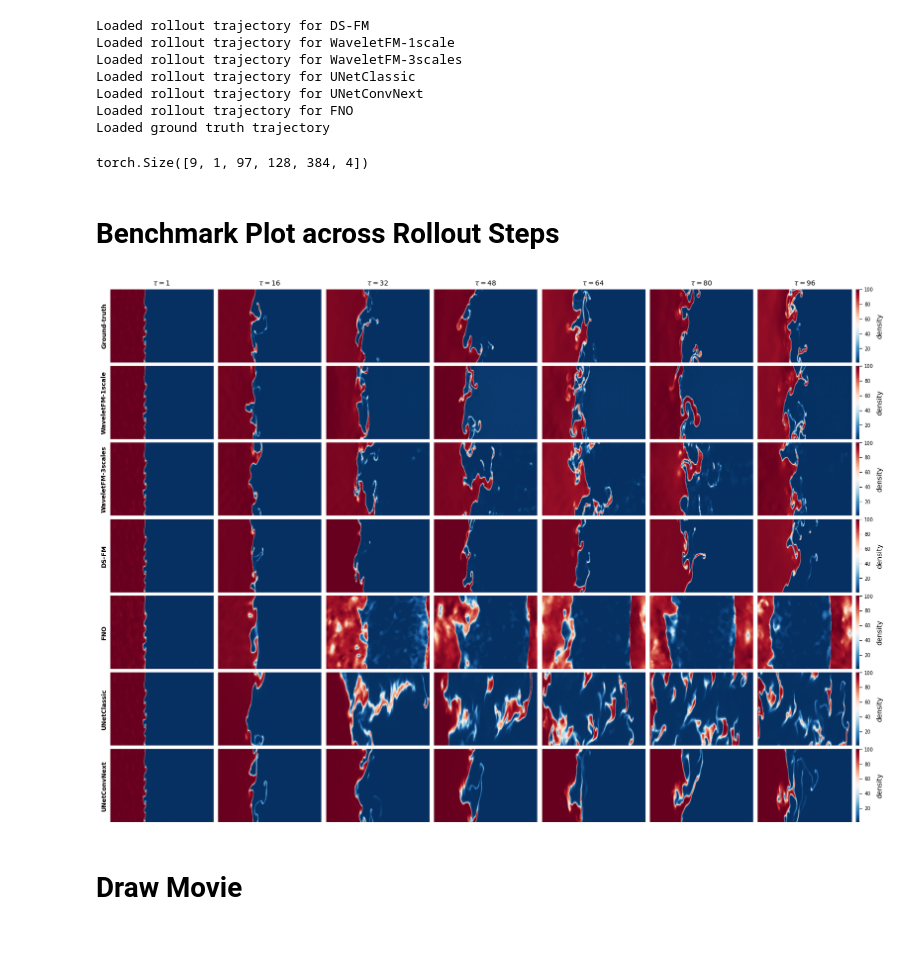
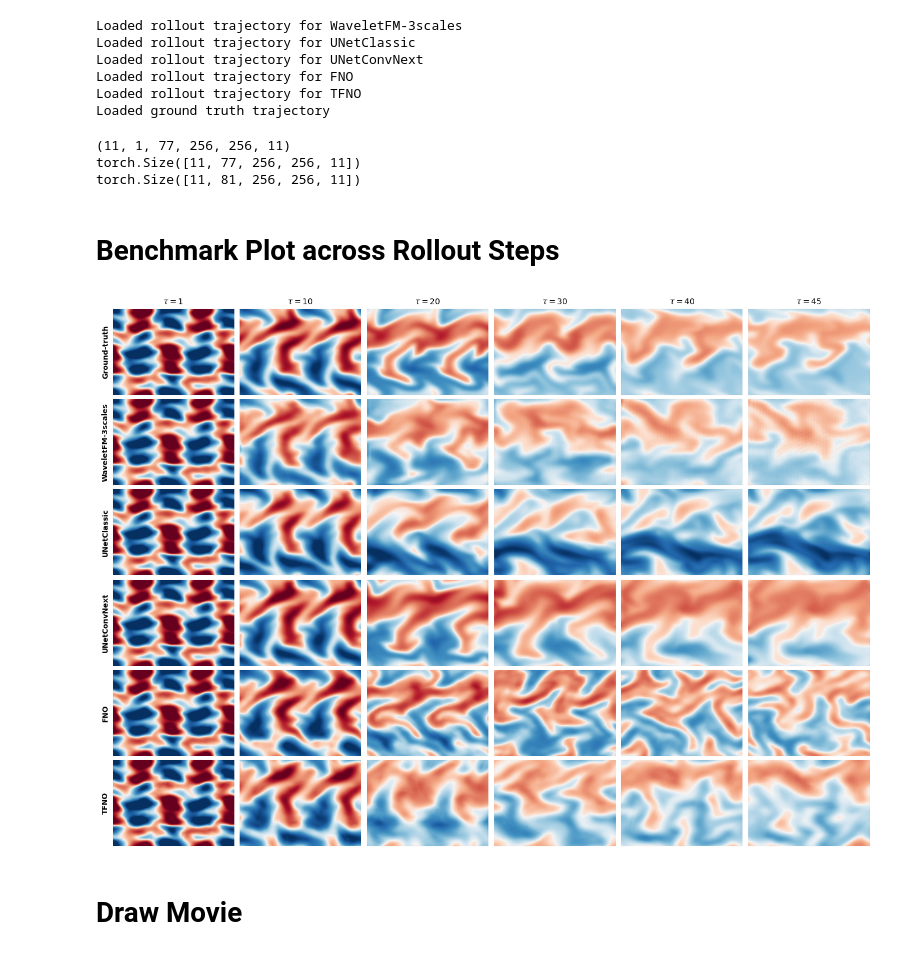
Before and after one commit to gabrieleaccarino/wavelet_flow_matching, a Jupyter notebook: notebooks/rollout_plots_and_gifs.ipynb, the cells around one changed output. Cells and saved outputs as stored; diff of their text form; code cells hidden in the pictures.

```diff
--- a/notebooks/rollout_plots_and_gifs.ipynb
+++ b/notebooks/rollout_plots_and_gifs.ipynb
@@ -18,9 +18,10 @@ from waveletflux.utils.plot import draw_movie, plot_psd, field2rgb
 from waveletflux.utils.rollout import get_gt_frame, get_pred_frame
 from waveletflux.utils.eval import build_stats_df
 
-well_dataset_name = 'turbulent_radiative_layer_2D'
+#well_dataset_name = 'turbulent_radiative_layer_2D'
 #well_dataset_name = 'rayleigh_benard'
 #well_dataset_name = 'planetswe'
+well_dataset_name = 'active_matter'
 
 RESULT_DIR = f"{PROJECT_ROOT}/experiments/{well_dataset_name}/results"
 # %%
@@ -39,20 +40,26 @@ meta_fields = dataset.metadata.field_names
 field_names = [item for sublist in meta_fields.values() for item in sublist]
 # %%
 model_paths = {
-    "DS-FM"                 : f'{RESULT_DIR}/WaveletFlow_{well_dataset_name}_data_space_v1.0_rollout_nsampling_steps20_nensemble1_traj.pkl',
-    "WaveletFM-1scale"      : f'{RESULT_DIR}/WaveletFlow_{well_dataset_name}_1scale_db2_v1.0_rollout_nsampling_steps20_nensemble1_traj.pkl',
-    "WaveletFM-3scales"      : f'{RESULT_DIR}/WaveletFlow_{well_dataset_name}_3scales_db2_v1.0_rollout_nsampling_steps20_nensemble1_traj.pkl',
-    "UNetClassic"            : f'{RESULT_DIR}/UNetClassic_{well_dataset_name}_rollout_traj.pkl',
-    "UNetConvNext"           : f'{RESULT_DIR}/UNetConvNext_{well_dataset_name}_rollout_traj.pkl',
-    "FNO"                    : f'{RESULT_DIR}/FNO_{well_dataset_name}_rollout_traj.pkl',
-    #"TFNO"                   : f'{RESULT_DIR}/TFNO_{well_dataset_name}_rollout_traj.pkl',
+    #"FM-DS"                 : f'{RESULT_DIR}/FM_data_space_v2.0_nsampling20_nens1_{well_dataset_name}_traj.pkl',
+    #"WaveletFM-1scale"      : f'{RESULT_DIR}/WaveletFlow_1scale_db2_v1.0_nsampling20_nens1_{well_dataset_name}_traj.pkl',
+    "WaveletFM-3scales"      : f'{RESULT_DIR}/WaveletFlow_3scales_db2_v1.0_nsampling20_nens1_{well_dataset_name}_traj.pkl',
+    "UNetClassic"            : f'{RESULT_DIR}/UNetClassic_rollout_{well_dataset_name}_traj.pkl',
+    "UNetConvNext"           : f'{RESULT_DIR}/UNetConvNext_rollout_{well_dataset_name}_traj.pkl',
+    "FNO"                    : f'{RESULT_DIR}/FNO_rollout_{well_dataset_name}_traj.pkl',
+    #"WNO"                    : f'{RESULT_DIR}/WNO_rollout_{well_dataset_name}_traj.pkl',
+    "TFNO"                   : f'{RESULT_DIR}/TFNO_rollout_{well_dataset_name}_traj.pkl',
 }
 
 # model data
 rollout_traj = {}
 for model, path in model_paths.items():
     with open(path, 'rb') as f:
-        rollout_traj[model] = pickle.load(f)
+        data = pickle.load(f)
+        if type(data) == dict:
+             f.seek(0)  # Reset file pointer to the beginning
+             rollout_traj[model] = data['preds']
+        else:
+            rollout_traj[model] = data
     print(f"Loaded rollout trajectory for {model}")
 
 # ground truth data
@@ -60,19 +67,32 @@ with open(f'{RESULT_DIR}/ground_truth_{well_dataset_name}_traj.pkl', 'rb') as f:
     truth_traj = pickle.load(f)
     print("Loaded ground truth trajectory")
 
-models_to_plot = ["WaveletFM-1scale", "WaveletFM-3scales", "DS-FM", "FNO", "UNetClassic", "UNetConvNext"]
+
+models_to_plot = [
+    #"FM-DS",
+    #"WaveletFM-1scale",
+    "WaveletFM-3scales",
+    "UNetClassic",
+    "UNetConvNext",
+    "FNO",
+    #"WNO",
+    "TFNO"
+    ]
 # %% [output]
-Loaded rollout trajectory for DS-FM
-Loaded rollout trajectory for WaveletFM-1scale
 Loaded rollout trajectory for WaveletFM-3scales
 Loaded rollout trajectory for UNetClassic
 Loaded rollout trajectory for UNetConvNext
 Loaded rollout trajectory for FNO
+Loaded rollout trajectory for TFNO
 Loaded ground truth trajectory
-# %%
-rollout_traj["DS-FM"].shape
-# %% [output]
-torch.Size([9, 1, 97, 128, 384, 4])
+# %%
+print(rollout_traj['WaveletFM-3scales'].shape)
+print(rollout_traj['UNetClassic'].shape)
+print(truth_traj.shape)
+# %% [output]
+(11, 1, 77, 256, 256, 11)
+torch.Size([11, 77, 256, 256, 11])
+torch.Size([11, 81, 256, 256, 11])
 # %% [markdown]
 # Benchmark Plot across Rollout Steps
 # %%
@@ -85,9 +105,9 @@ T_TOTAL         = dataset.metadata.n_steps_per_trajectory[0]
 N_ROLLOUT_STEPS = T_TOTAL - N_STEPS_INPUT
 N_TRAJ          = len(dataset.metadata.n_steps_per_trajectory)                  # number of trajectories in the test set for this PDE
 
-lead_times = [1, 16, 32, 48, 64, 80, 96]
+#lead_times = [1, 16, 32, 48, 64, 80, 96]
 #lead_times = [1, 32, 64, 96, 128, 160, 192]
-#lead_times = [1, 2, 3, 4, 5, 6, 10]
+lead_times = [1, 10, 20, 30, 40, 45]
 
 gt_frames = [get_gt_frame(truth_traj, TRAJ_IDX, t, N_STEPS_INPUT, field_idx) for t in lead_times]
 model_frames = {
@@ -109,38 +129,39 @@ rgb_rows = [
     [field2rgb(frame, vmin=gt_vmin, vmax=gt_vmax, cmap="RdBu_r") for frame in row]
     for row in all_row_frames
 ]
 
 fig, axes = plt.subplots(
     n_rows, n_cols,
     figsize=(2.8 * n_cols, 2.0 * n_rows),
     gridspec_kw={"hspace": 0.05, "wspace": 0.05},
 )
 
 if n_rows == 1:
     axes = axes[None, :]
 
 plt.rcParams["axes.linewidth"] = 0.02
 
 for ri, (rgb_frames, label) in enumerate(zip(rgb_rows, row_labels)):
     for ci, lead in enumerate(lead_times):
         ax = axes[ri, ci]
         ax.imshow(rgb_frames[ci], origin="lower", aspect="auto")
         ax.set_xticks([])
         ax.set_yticks([])
         if ci == 0:
             ax.set_ylabel(label, fontsize=9, fontweight="bold")
         if ri == 0:
             ax.set_title(rf"$\tau={lead}$", fontsize=10, fontweight="bold")
 
     # ── One colorbar per row, all using ground truth scale ───────────────────
-    sm = cm.ScalarMappable(norm=mcolors.Normalize(vmin=gt_vmin, vmax=gt_vmax), cmap="RdBu_r")
-    sm.set_array([])
-    cbar = fig.colorbar(sm, ax=axes[ri, -1], fraction=0.046, pad=0.04, label=field_name)
-    cbar.ax.tick_params(labelsize=7)
+    #sm = cm.ScalarMappable(norm=mcolors.Normalize(vmin=gt_vmin, vmax=gt_vmax), cmap="RdBu_r")
+    #sm.set_array([])
+    #cbar = fig.colorbar(sm, ax=axes[ri, -1], fraction=0.046, pad=0.04, label=field_name)
+    #cbar.ax.tick_params(labelsize=7)
 
+#plt.savefig(f"{PROJECT_ROOT}/experiments/{well_dataset_name}/figures/rollout_frames_turbulent_radiative_layer_2D.png", dpi=300, bbox_inches='tight') #, transparent=True)
 plt.show()
 # %% [output]
-[figure, old version]
+[figure, new version]
 # %% [markdown]
 # Draw Movie
 # %% [markdown]
```
Also changed, not shown: parts of 4 cells of this notebook, 8 other files.
